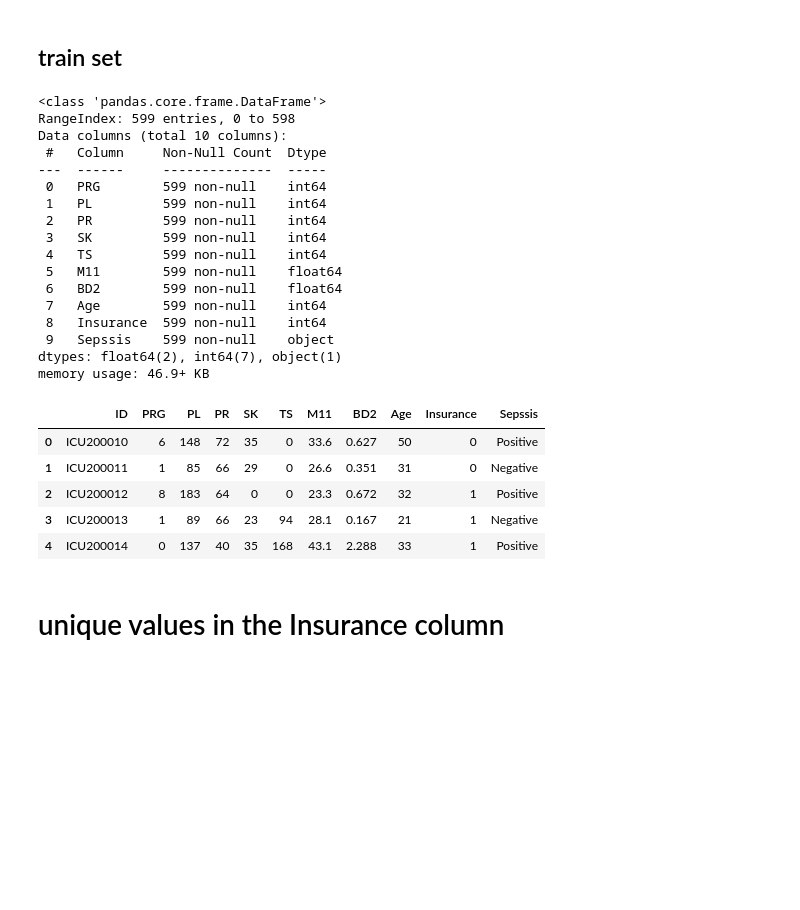
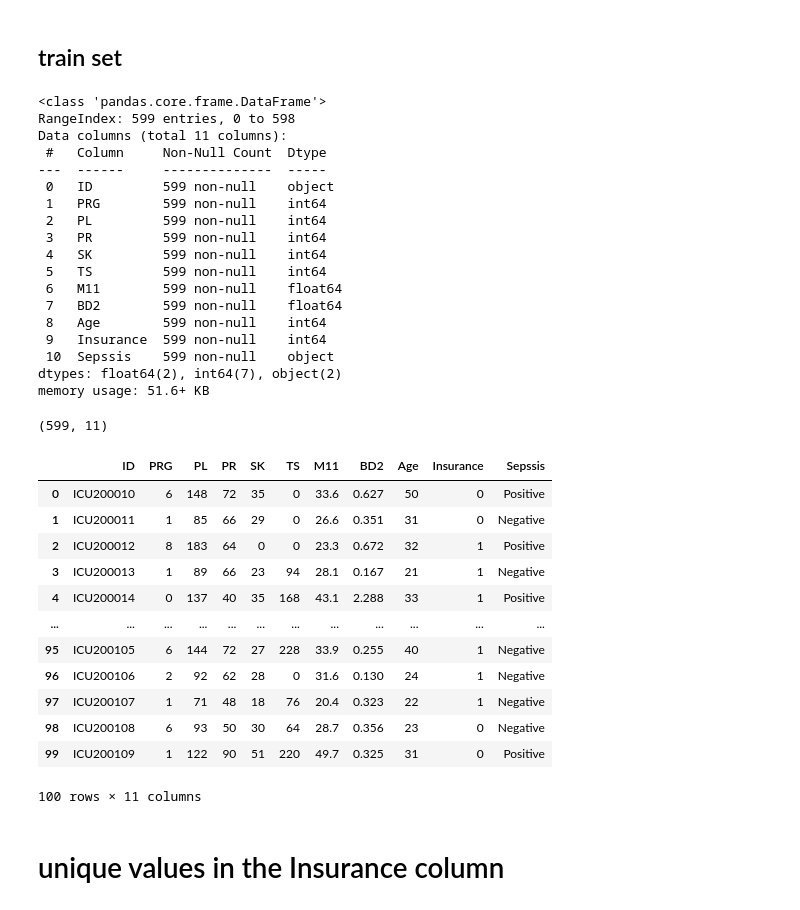
Before and after one commit to DzeBakuEso/lp6_building_api, a Jupyter notebook: src/api_emd.ipynb, the cells around one changed output. Cells and saved outputs as stored; diff of their text form; code cells hidden in the pictures; blank space fills up the shorter version.

```diff
--- a/src/api_emd.ipynb
+++ b/src/api_emd.ipynb
@@ -72,8 +72,8 @@ from sklearn.metrics import classification_report, accuracy_score, confusion_mat
 ## Loading data
 # %%
 # Loading the train data set and the test data set
-train_path = "G:\AZUBI-AFRICA\CAREER_ACCELERATOR_ALL_OUT\LP6_API_BUILDING\lp6_building_api\data\Paitients_Files_Train.csv"
-test_path =  "G:\AZUBI-AFRICA\CAREER_ACCELERATOR_ALL_OUT\LP6_API_BUILDING\lp6_building_api\data\Paitients_Files_Test.csv"
+train_path = "../data/Paitients_Files_Train.csv"
+test_path = "../data/Paitients_Files_Test.csv"
 
 df_train =  pd.read_csv(train_path)
 
@@ -87,31 +87,43 @@ df_train.info() # getting some info on the data train data set
 # %% [output]
 <class 'pandas.core.frame.DataFrame'>
 RangeIndex: 599 entries, 0 to 598
-Data columns (total 10 columns):
+Data columns (total 11 columns):
  #   Column     Non-Null Count  Dtype
 ---  ------     --------------  -----
- 0   PRG        599 non-null    int64
- 1   PL         599 non-null    int64
- 2   PR         599 non-null    int64
- 3   SK         599 non-null    int64
- 4   TS         599 non-null    int64
- 5   M11        599 non-null    float64
- 6   BD2        599 non-null    float64
- 7   Age        599 non-null    int64
- 8   Insurance  599 non-null    int64
- 9   Sepssis    599 non-null    object
-dtypes: float64(2), int64(7), object(1)
-memory usage: 46.9+ KB
+ 0   ID         599 non-null    object
+ 1   PRG        599 non-null    int64
+ 2   PL         599 non-null    int64
+ 3   PR         599 non-null    int64
+ 4   SK         599 non-null    int64
+ 5   TS         599 non-null    int64
+ 6   M11        599 non-null    float64
+ 7   BD2        599 non-null    float64
+ 8   Age        599 non-null    int64
+ 9   Insurance  599 non-null    int64
+ 10  Sepssis    599 non-null    object
+dtypes: float64(2), int64(7), object(2)
+memory usage: 51.6+ KB
+# %%
+df_train.shape
+# %% [output]
+(599, 11)
 # %%
 # looking at the head of the train set
-df_train.head()
+df_train.head(100)
 # %% [output]
 |  | ID | PRG | PL | PR | SK | TS | M11 | BD2 | Age | Insurance | Sepssis |
 | 0 | ICU200010 | 6 | 148 | 72 | 35 | 0 | 33.6 | 0.627 | 50 | 0 | Positive |
 | 1 | ICU200011 | 1 | 85 | 66 | 29 | 0 | 26.6 | 0.351 | 31 | 0 | Negative |
 | 2 | ICU200012 | 8 | 183 | 64 | 0 | 0 | 23.3 | 0.672 | 32 | 1 | Positive |
 | 3 | ICU200013 | 1 | 89 | 66 | 23 | 94 | 28.1 | 0.167 | 21 | 1 | Negative |
 | 4 | ICU200014 | 0 | 137 | 40 | 35 | 168 | 43.1 | 2.288 | 33 | 1 | Positive |
+| ... | ... | ... | ... | ... | ... | ... | ... | ... | ... | ... | ... |
+| 95 | ICU200105 | 6 | 144 | 72 | 27 | 228 | 33.9 | 0.255 | 40 | 1 | Negative |
+| 96 | ICU200106 | 2 | 92 | 62 | 28 | 0 | 31.6 | 0.130 | 24 | 1 | Negative |
+| 97 | ICU200107 | 1 | 71 | 48 | 18 | 76 | 20.4 | 0.323 | 22 | 1 | Negative |
+| 98 | ICU200108 | 6 | 93 | 50 | 30 | 64 | 28.7 | 0.356 | 23 | 0 | Negative |
+| 99 | ICU200109 | 1 | 122 | 90 | 51 | 220 | 49.7 | 0.325 | 31 | 0 | Positive |
+100 rows × 11 columns
 # %%
 df_train = df_train.drop(['ID'], axis=1) # dropping the ID column
 # %% [markdown]
```
Also changed, not shown: parts of 2 cells of this notebook.
